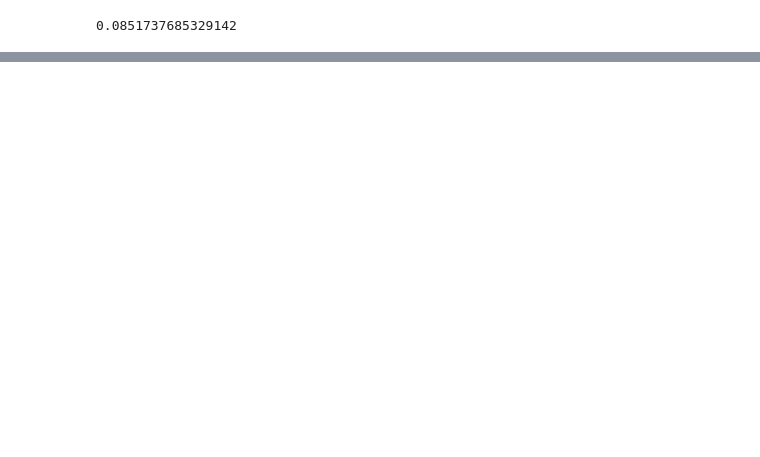
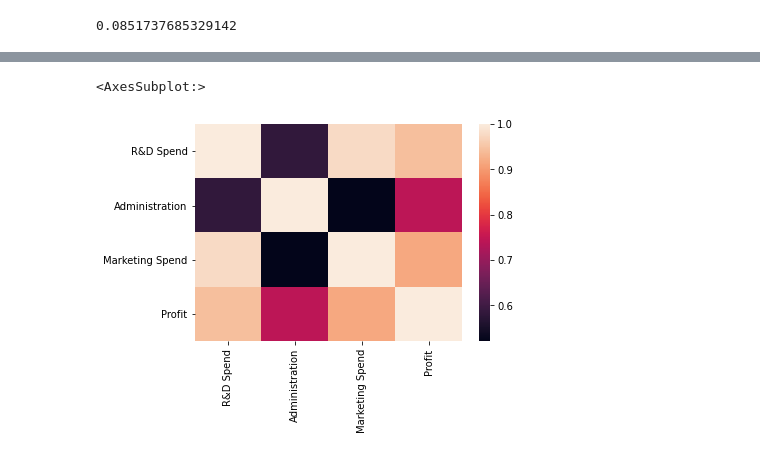
Before and after one commit to Nahid-Hassan/advanced-machine-learning-v1, a Jupyter notebook: code-colab/Machine Learning - Linear Regression.ipynb, the cells around one changed output, grey strips where cells are left out. Cells and saved outputs as stored; diff of their text form; code cells hidden in the pictures; blank space fills up the shorter version.

```diff
--- a/code-colab/Machine Learning - Linear Regression.ipynb
+++ b/code-colab/Machine Learning - Linear Regression.ipynb
@@ -146,0 +157,3 @@ std_error
+# %%
+# importing dataset
+companies = pd.read_csv('datasets/1000_Companies.csv')
@@ -146,0 +174,8 @@ std_error
+# %%
+# data visualation
+# building the correlation matrix
+
+sns.heatmap(companies.corr())
+# %% [output]
+<AxesSubplot:>
+[figure, added]
```
Also changed, not shown: parts of 5 cells of this notebook, 17 other files.
